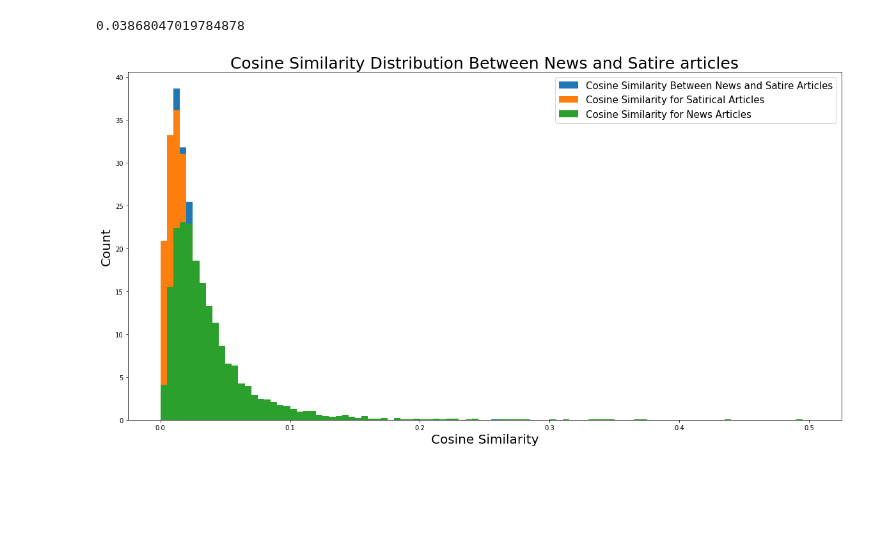
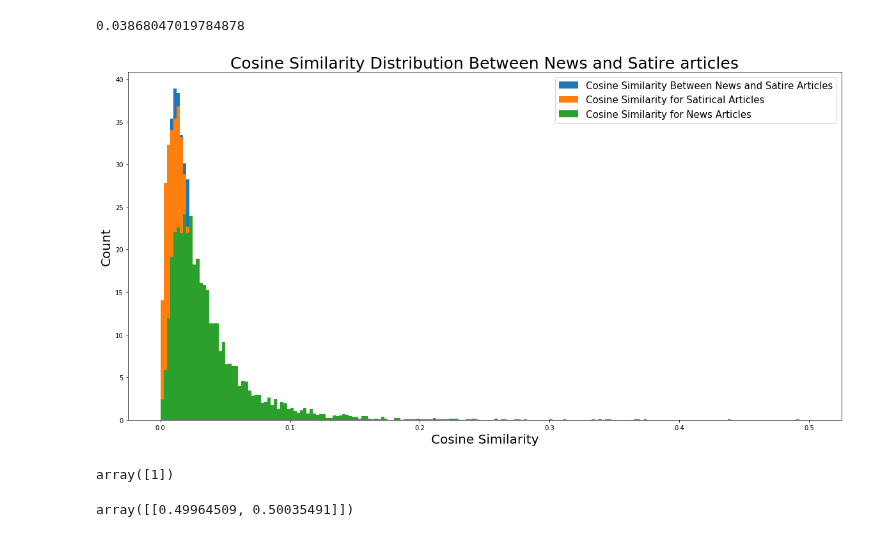
Before and after one commit to johncpolitte/News_or_Satire, a Jupyter notebook: Fresh_notebook_for_cleaning.ipynb, the cells around one changed output. Saved outputs shown, nothing was run; the diff lists cells and outputs as text; code cells hidden in the pictures; blank space fills up the shorter version.

```diff
--- a/Fresh_notebook_for_cleaning.ipynb
+++ b/Fresh_notebook_for_cleaning.ipynb
@@ -1000,14 +971,14 @@ np.mean(final_news_sims)
 # %%
 fig, ax = plt.subplots(figsize = (20,10))
 
-combo_hist =plt.hist(final_combo_sims, bins=100, range=(0,.5), label='Cosine Similarity Between News and Satire Articles', normed=True)
-sat_hist = plt.hist(final_sat_sims, bins=100, range=(0,.5), label='Cosine Similarity for Satirical Articles',normed=True)
-news_hist = plt.hist(final_news_sims, bins=100, range=(0,.5), label= 'Cosine Similarity for News Articles',normed=True)
+combo_hist =plt.hist(final_combo_sims, bins=200, range=(0,.5), label='Cosine Similarity Between News and Satire Articles', normed=True)
+sat_hist = plt.hist(final_sat_sims, bins=200, range=(0,.5), label='Cosine Similarity for Satirical Articles',normed=True)
+news_hist = plt.hist(final_news_sims, bins=200, range=(0,.5), label= 'Cosine Similarity for News Articles',normed=True)
 
 ax.set_title("Cosine Similarity Distribution Between News and Satire articles", fontsize = 25)
 ax.set_ylabel("Count", fontsize = 20)
 ax.set_xlabel("Cosine Similarity", fontsize = 20)
 plt.legend(fontsize = 15)
 plt.show()
 # %% [output]
-[figure, old version]
+[figure, new version]
@@ -1013,0 +991,8 @@ plt.show()
+# %%
+log_reg.predict(snark_vect)
+# %% [output]
+array([1])
+# %%
+log_reg.predict_proba(snark_vect)
+# %% [output]
+array([[0.49964509, 0.50035491]])
```
Also changed, not shown: parts of 11 cells of this notebook.
